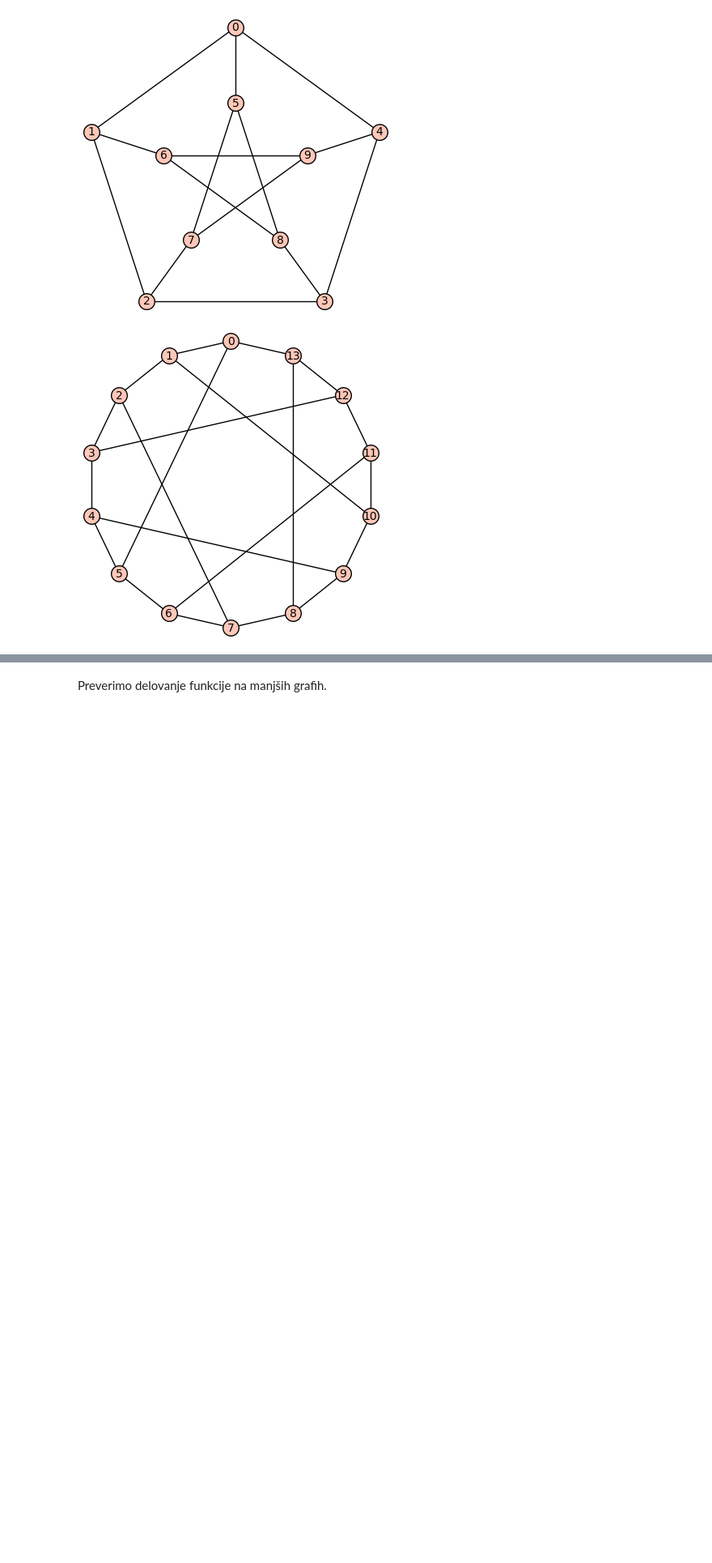
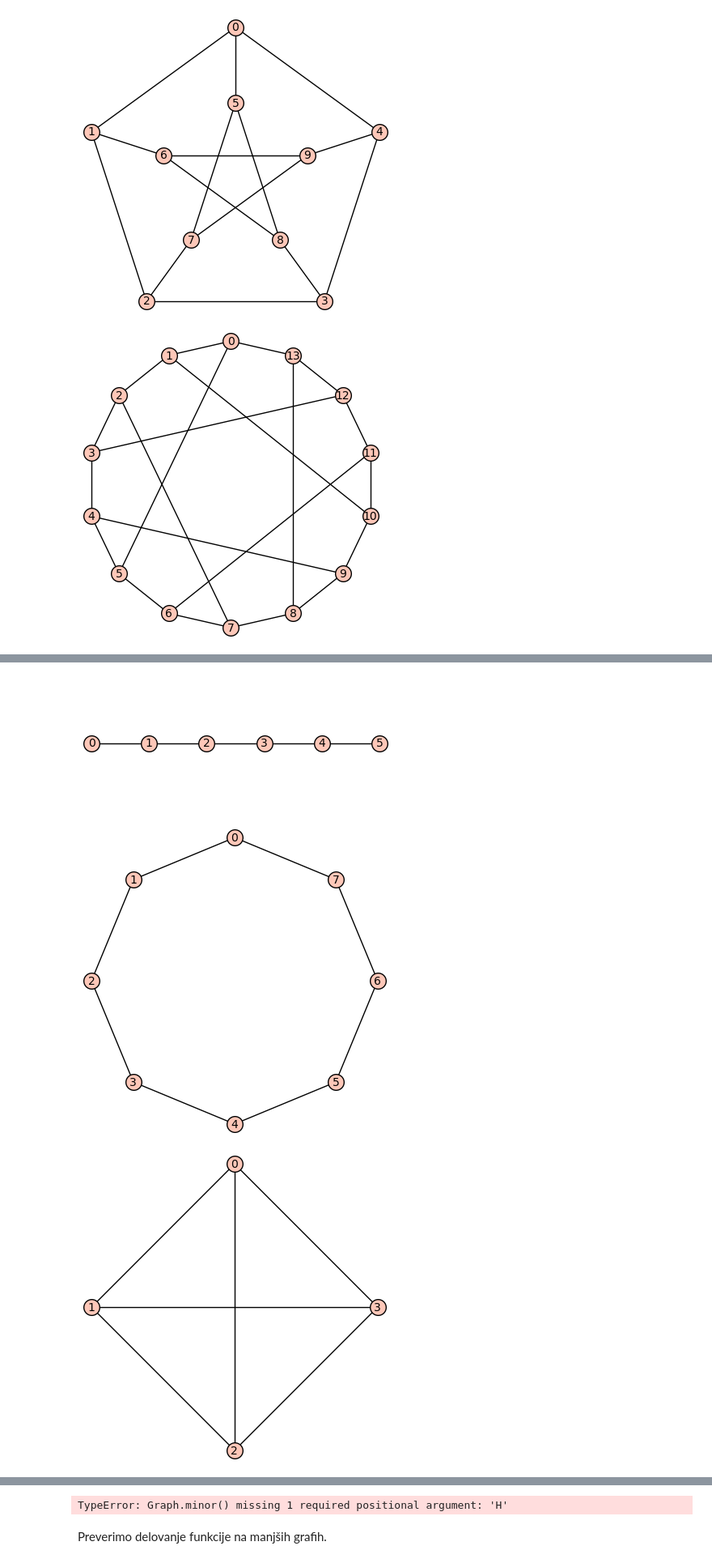
Before and after one commit to JureKra/Projekt-FP, a Jupyter notebook: main.ipynb, the cells around one changed output, grey strips where cells are left out. Shown at 81% size. Cells and saved outputs as stored; diff of their text form; code cells hidden in the pictures; blank space fills up the shorter version.

Commit message:
is_outerplanar

```diff
--- a/main.ipynb
+++ b/main.ipynb
@@ -10,0 +18,31 @@ G.show()
+# %%
+def is_outerplanar(G):
+    """Funckija preveri, ali je graf G outerplanaren."""
+    if not G.is_planar():
+        return False
+
+    K4 = graphs.CompleteGraph(4)
+    K23 = graphs.CompleteBipartiteGraph(2, 3)
+
+    for H in G.minor(induced=True):
+        if H.is_isomorphic(K4) or H.is_isomorphic(K23):
+            return False
+
+    return True
+# %%
+G1 = graphs.PathGraph(6)
+G2 = graphs.CycleGraph(8)
+G3 = graphs.CompleteGraph(4)
+G4 = graphs.RandomTree(10)
+G1.show()
+G2.show()
+G3.show()
+G4.show()
+print("G1", is_outerplanar(G1))
+print("G2", is_outerplanar(G2))
+print("G3", is_outerplanar(G3))
+print("G4", is_outerplanar(G4))
+# %% [output]
+[figure, added]
+[figure, added]
+[figure, added]
@@ -11,3 +50,4 @@ G.show()
+TypeError: Graph.minor() missing 1 required positional argument: 'H'
 # %%
 def alpha_od(G):
     """
```
Also changed, not shown: parts of 9 cells of this notebook.
